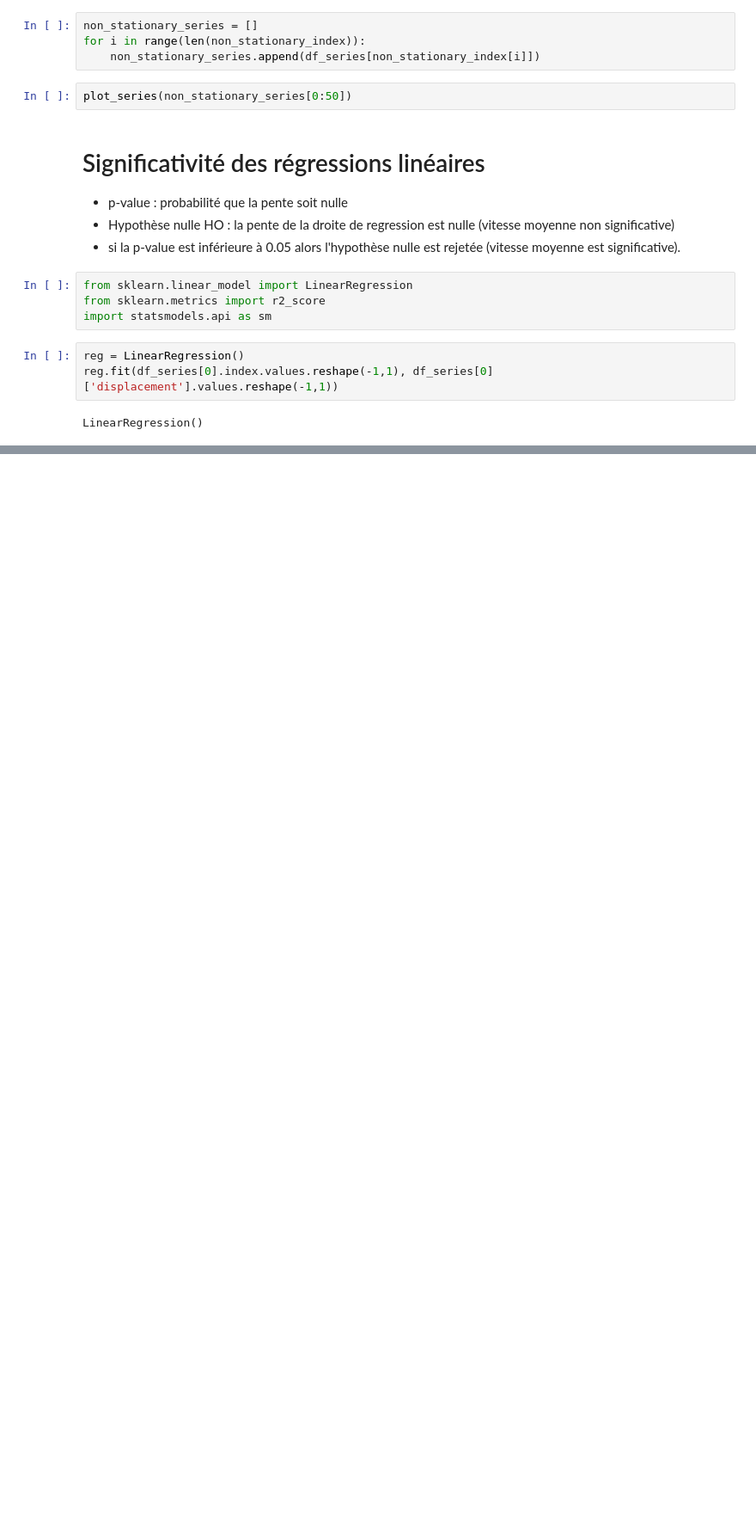
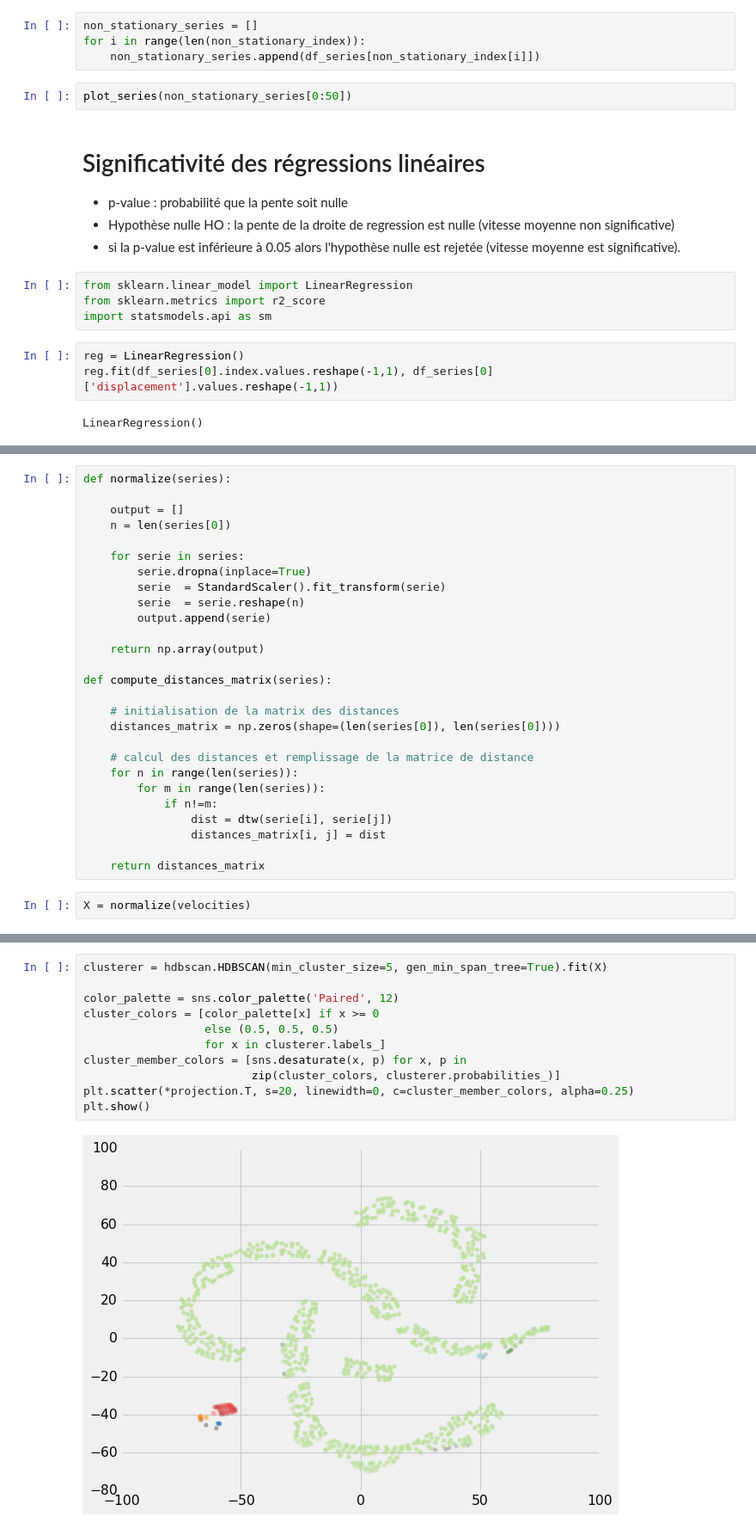
Before and after one commit to EddyVianney/Stage_master2_sdsc_eost, a Jupyter notebook: PMEDV_STAGE_SDSC_EOST.ipynb, the cells around one changed output, grey strips where cells are left out. Shown: that part at 86% size. Cells and saved outputs as stored; diff of their text form; blank space fills up the shorter version.

```diff
--- a/PMEDV_STAGE_SDSC_EOST.ipynb
+++ b/PMEDV_STAGE_SDSC_EOST.ipynb
@@ -397,0 +415,29 @@ LinearRegression()
+# %%
+def normalize(series):
+
+    output = []
+    n = len(series[0])
+
+    for serie in series:
+        serie.dropna(inplace=True)
+        serie  = StandardScaler().fit_transform(serie)
+        serie  = serie.reshape(n)
+        output.append(serie)
+
+    return np.array(output)
+
+def compute_distances_matrix(series):
+
+    # initialisation de la matrix des distances
+    distances_matrix = np.zeros(shape=(len(series[0]), len(series[0])))
+
+    # calcul des distances et remplissage de la matrice de distance
+    for n in range(len(series)):
+        for m in range(len(series)):
+            if n!=m:
+                dist = dtw(serie[i], serie[j])
+                distances_matrix[i, j] = dist
+
+    return distances_matrix
+# %%
+X = normalize(velocities)
@@ -397,0 +468,13 @@ LinearRegression()
+# %%
+clusterer = hdbscan.HDBSCAN(min_cluster_size=5, gen_min_span_tree=True).fit(X)
+
+color_palette = sns.color_palette('Paired', 12)
+cluster_colors = [color_palette[x] if x >= 0
+                  else (0.5, 0.5, 0.5)
+                  for x in clusterer.labels_]
+cluster_member_colors = [sns.desaturate(x, p) for x, p in
+                         zip(cluster_colors, clusterer.probabilities_)]
+plt.scatter(*projection.T, s=20, linewidth=0, c=cluster_member_colors, alpha=0.25)
+plt.show()
+# %% [output]
+[figure, added]
```
Also changed, not shown: parts of 33 cells of this notebook.
